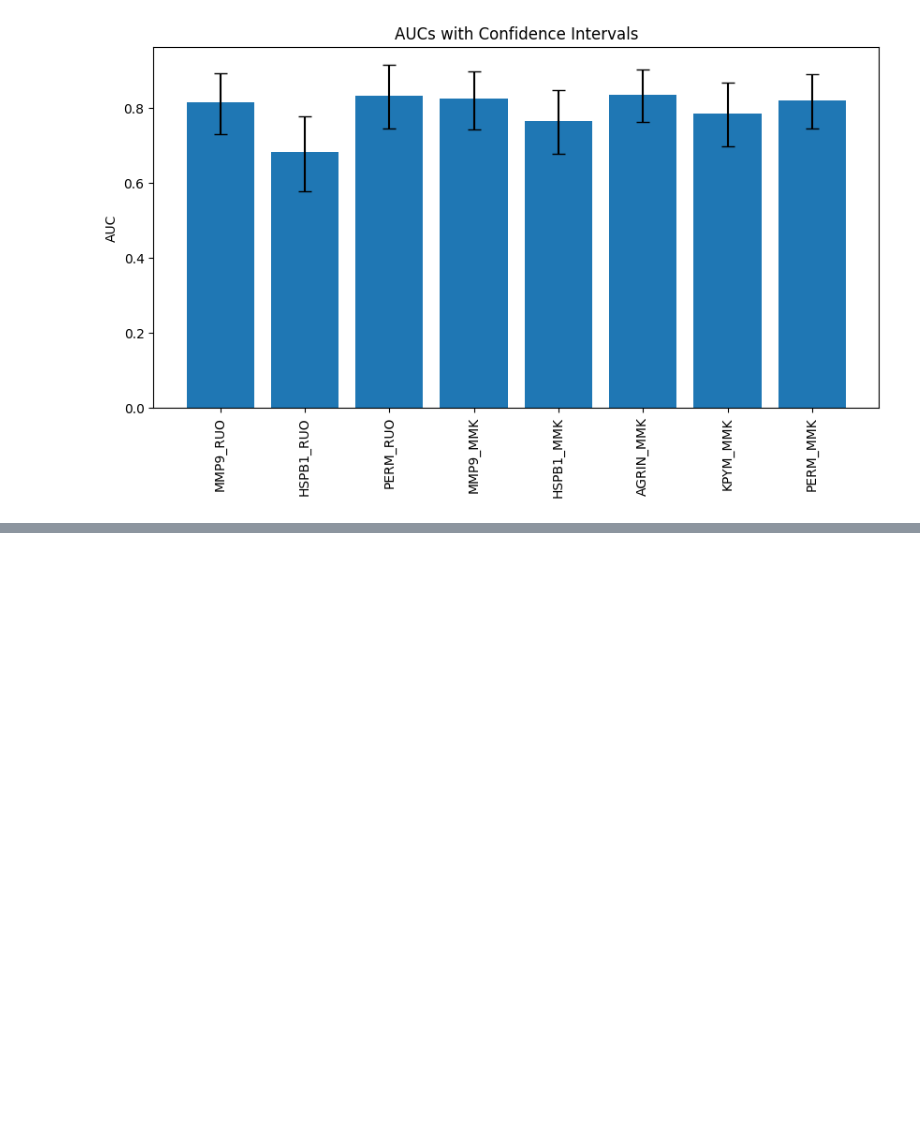
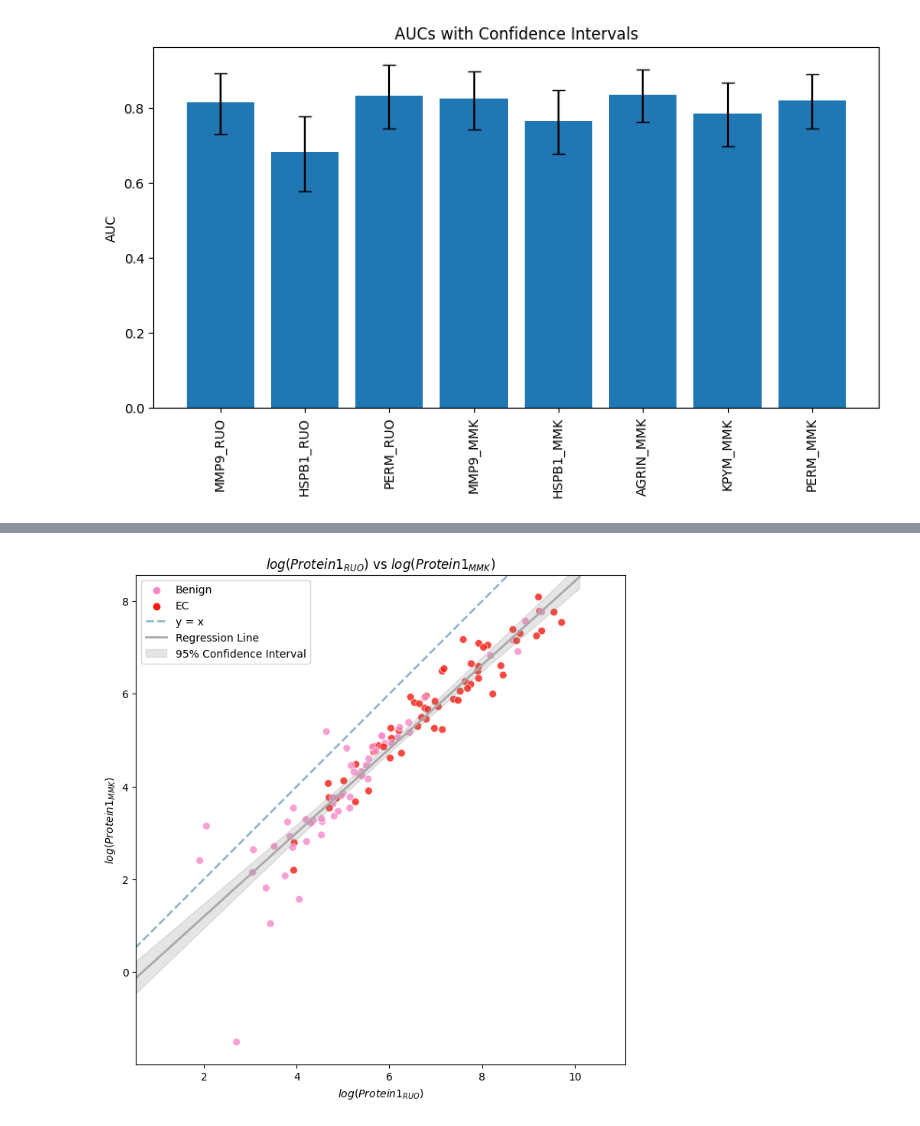
Before and after one commit to MiMARK-es/cohort-analysis, a Jupyter notebook: notebooks/60x60_aucs_analysis.ipynb, the cells around one changed output, grey strips where cells are left out. Cells and saved outputs as stored; diff of their text form; code cells hidden in the pictures; blank space fills up the shorter version.

```diff
--- a/notebooks/60x60_aucs_analysis.ipynb
+++ b/notebooks/60x60_aucs_analysis.ipynb
@@ -377,0 +407,10 @@ plt.show()
+# %%
+# MMP9 = Protein 1 - NOT NORMALIZED
+utils.plot_biomarkers_scatterplot(df_120.dropna(subset=['MMP9_RUO_log', 'MMP9_MMK_log']),
+                                 'MMP9_RUO_log',
+                                 'MMP9_MMK_log',
+                                 target_col='Pathology',
+                                 label_x='$log(Protein1_{RUO})$',
+                                 label_y='$log(Protein1_{MMK})$')
+# %% [output]
+[figure, added]
```
Also changed, not shown: parts of 10 cells of this notebook.
